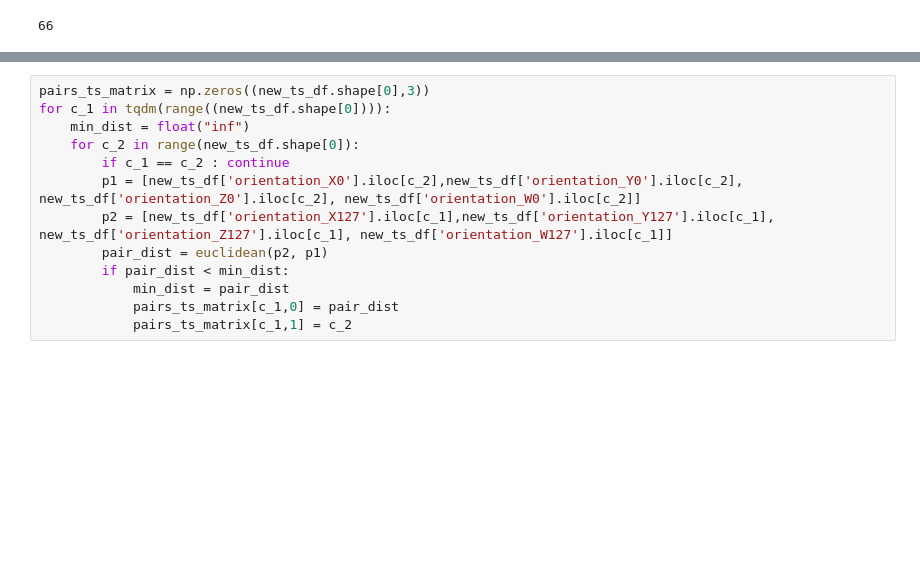
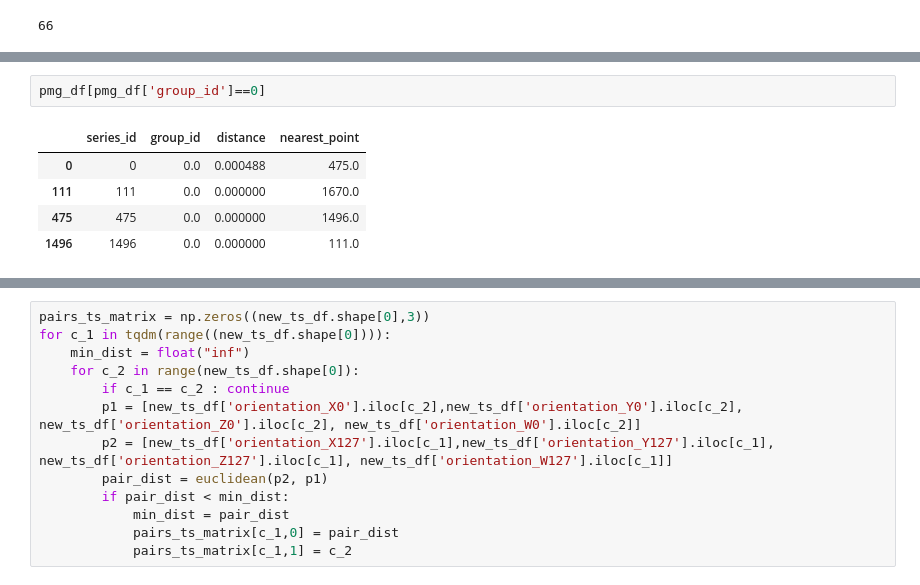
Before and after one commit to gonultasbu/kaggle_careercon_2019, a Jupyter notebook: sci_1.ipynb, the cells around one changed output, grey strips where cells are left out. Cells and saved outputs as stored; diff of their text form; blank space fills up the shorter version.

```diff
--- a/sci_1.ipynb
+++ b/sci_1.ipynb
@@ -300,0 +311,8 @@ pmg_df.to_csv('pmg_df.csv')
+# %%
+pmg_df[pmg_df['group_id']==0]
+# %% [output]
+|  | series_id | group_id | distance | nearest_point |
+| 0 | 0 | 0.0 | 0.000488 | 475.0 |
+| 111 | 111 | 0.0 | 0.000000 | 1670.0 |
+| 475 | 475 | 0.0 | 0.000000 | 1496.0 |
+| 1496 | 1496 | 0.0 | 0.000000 | 111.0 |
```
Also changed, not shown: parts of 27 cells of this notebook, 4 other files.
